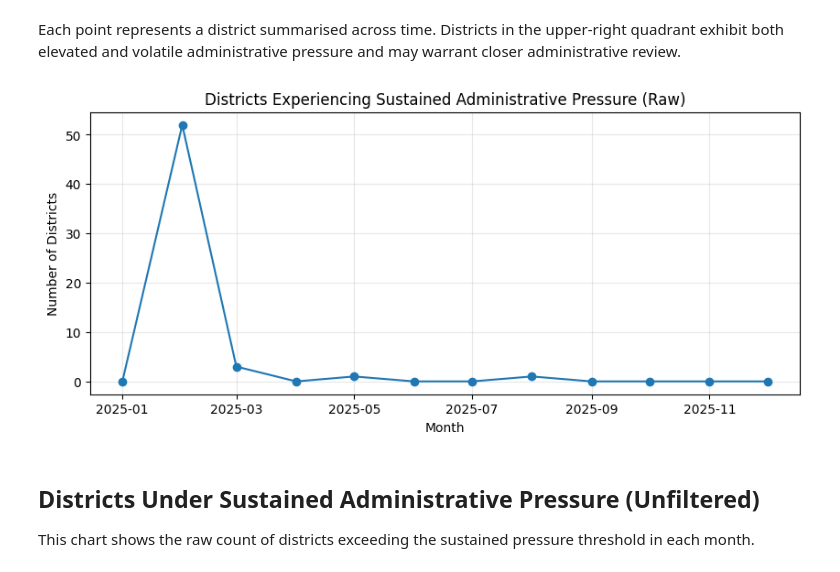
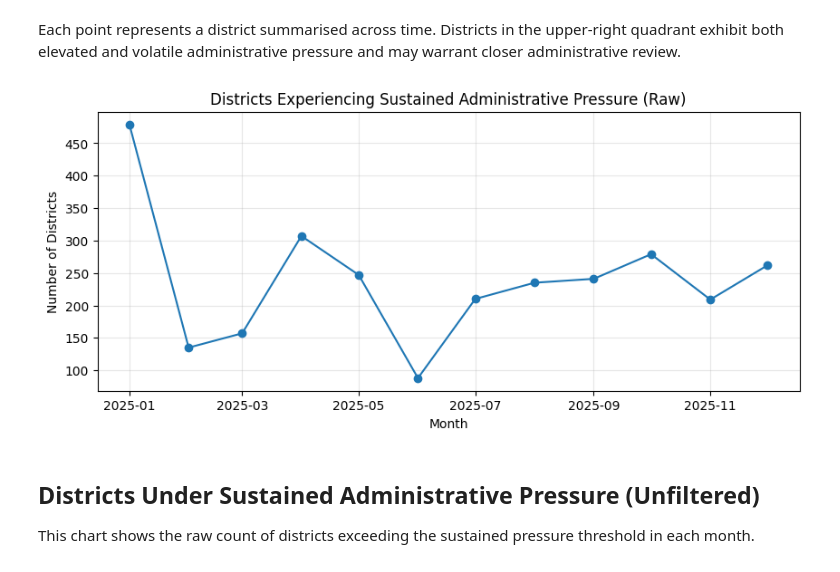
Before and after one commit to dhruv0402/uidai-aadhaar-enrolment-update-analysis, a Jupyter notebook: notebooks/04_analysis_visualization.ipynb, the cells around one changed output. Cells and saved outputs as stored; diff of their text form; code cells hidden in the pictures.

```diff
--- a/notebooks/04_analysis_visualization.ipynb
+++ b/notebooks/04_analysis_visualization.ipynb
@@ -264,28 +274,32 @@ administrative review.
 # %%
 combined_df = pd.read_csv("../data/processed/composite_pressure_index.csv")
 combined_df["month"] = pd.to_datetime(combined_df["month"])
+combined_df["alert_flag"] = (
+    (combined_df["early_warning"] == 1) |
+    (combined_df["sustained_alert"] == 1)
+).astype(int)
 alert_counts = (
     combined_df
     .groupby("month")["alert_flag"]
     .sum()
     .reset_index(name="districts_in_alert")
 )
 
 plt.figure(figsize=(10, 4))
 
 plt.plot(
     alert_counts["month"],
     alert_counts["districts_in_alert"],
     marker="o"
 )
 
 plt.title("Districts Experiencing Sustained Administrative Pressure (Raw)")
 plt.xlabel("Month")
 plt.ylabel("Number of Districts")
 plt.grid(alpha=0.3)
 plt.show()
 # %% [output]
-[figure, old version]
+[figure, new version]
 # %% [markdown]
 ## Districts Under Sustained Administrative Pressure (Unfiltered)
 
```
Also changed, not shown: parts of 7 cells of this notebook, 8 other files.
